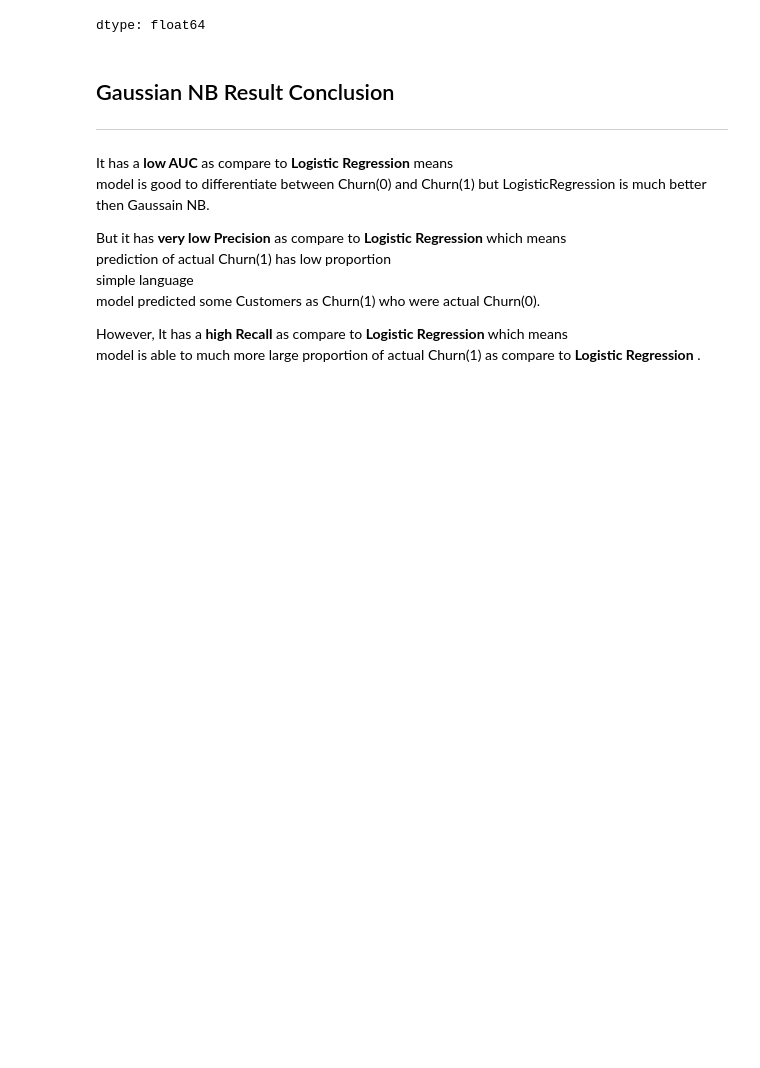
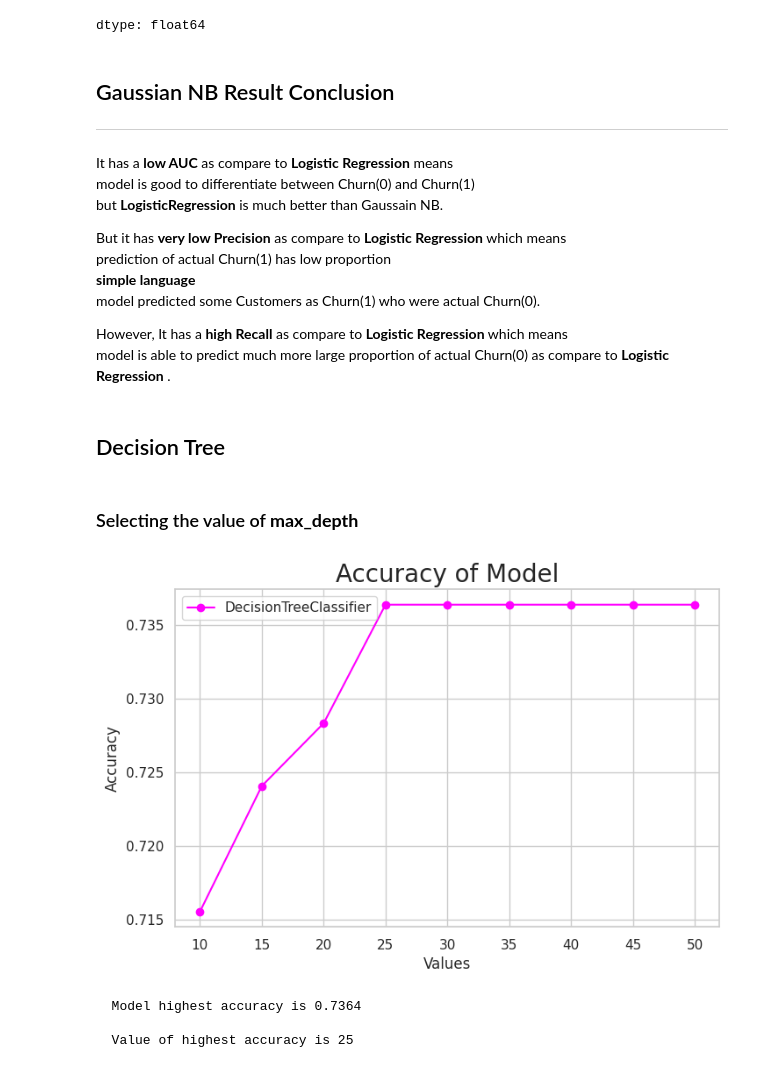
Before and after one commit to ArthJain123/Customer-Churn-Prediction-ML, a Jupyter notebook: Customer_Churn_Prediction.ipynb, the cells around one changed output. Drawn from its saved outputs; the diff is of its cells as text; code cells hidden in the pictures; blank space fills up the shorter version.

Commit message:
Add hyperparameter tuning for Decision Tree and Random Forest

```diff
--- a/Customer_Churn_Prediction.ipynb
+++ b/Customer_Churn_Prediction.ipynb
@@ -775,14 +779,65 @@ dtype: float64
 
 It has a **low AUC** as compare to **Logistic Regression** means\
 model is good to differentiate between
-Churn(0) and Churn(1) but LogisticRegression is much better  then Gaussain NB.
+Churn(0) and Churn(1)\
+but **LogisticRegression** is much better  than Gaussain NB.
 
 But it has **very low Precision** as compare to **Logistic Regression** which means\
 prediction of actual Churn(1) has low proportion \
-simple language\
+**simple language**\
 model predicted some Customers as Churn(1) who were actual Churn(0).
 
 
 However, It has a **high Recall** as compare to **Logistic Regression** which means\
-model is able to much more large proportion of actual Churn(1)
+model is able to predict much more large proportion of actual Churn(0)
 as compare to **Logistic Regression** .
+# %% [markdown]
+## Decision Tree
+# %% [markdown]
+### Selecting the value of **max_depth**
+# %%
+# =========================================== Hyper parameter tunning ========================================
+
+def hpt(sup_model,acc_values):
+  acc = []
+  values = acc_values
+
+  for val in values:
+
+    if sup_model.__class__.__name__ == "DecisionTreeClassifier":
+      model = sup_model.set_params(max_depth = val)
+
+    elif sup_model.__class__.__name__ == "RandomForestClassifier":
+        model = sup_model.set_params(n_estimators = val)
+
+
+    model.fit(X_train,y_train)
+
+    pred_data = model.predict(X_test)
+
+    acc.append(accuracy_score(y_test,pred_data))
+
+
+  plt.figure(figsize = (8,5))
+  plt.title("Accuracy of Model",fontsize = 20)
+  plt.xlabel("Values")
+  plt.ylabel("Accuracy")
+
+  plt.plot(values,acc,color = "magenta",marker = "o",label = model.__class__.__name__)
+  plt.legend()
+  plt.show()
+
+
+  acc = np.array(acc)
+  max_acc_value = values[acc.argmax()]
+  print(f"""
+  Model highest accuracy is {acc.max():.4f}\n
+  Value of highest accuracy is {max_acc_value}
+  """)
+
+hpt(DecisionTreeClassifier(random_state = 42,class_weight = "balanced"),np.arange(10,51,5))
+# %% [output]
+[figure, added]
+  Model highest accuracy is 0.7364
+
+  Value of highest accuracy is 25
```
Also changed, not shown: parts of 19 cells of this notebook.
